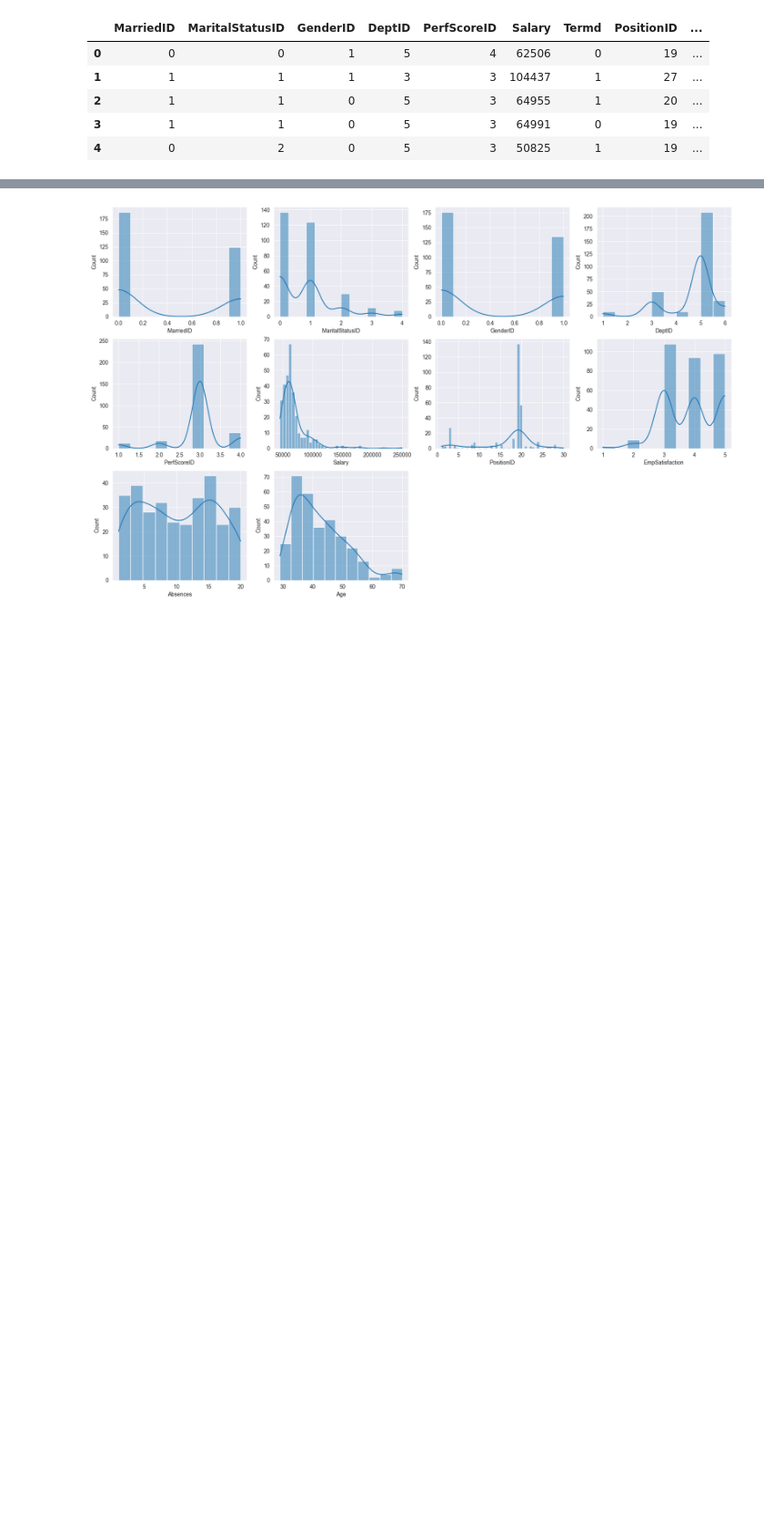
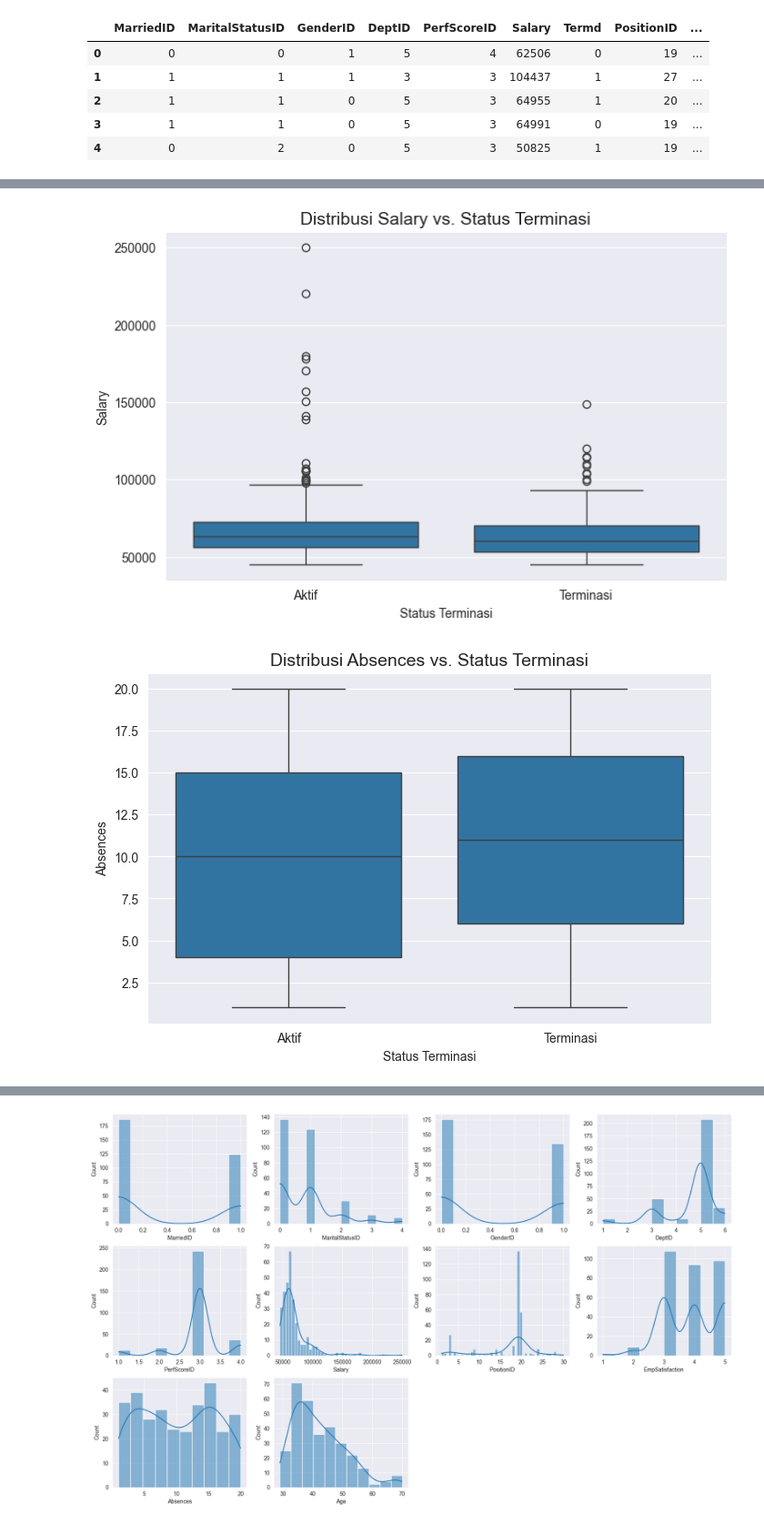
Before and after one commit to Excel951/legendary-octo-funicular, a Jupyter notebook: TA/ta.ipynb, the cells around one changed output, grey strips where cells are left out. Shown: that part at 91% size. Drawn from its saved outputs; the diff is of its cells as text; code cells hidden in the pictures; blank space fills up the shorter version.

```diff
--- a/TA/ta.ipynb
+++ b/TA/ta.ipynb
@@ -97,0 +128,16 @@ excel.head(5)
+# %%
+# Ganti 'df' dengan nama DataFrame Anda
+numerical_features = ['Salary', 'Absences', 'Age']
+
+for feature in numerical_features:
+    plt.figure(figsize=(8, 5))
+    sns.boxplot(data=excel, x='Termd', y=feature)
+    plt.title(f'Distribusi {feature} vs. Status Terminasi', fontsize=14)
+    plt.xlabel('Status Terminasi')
+    plt.ylabel(feature)
+    # Anda bisa mengganti label '0' dan '1' agar lebih deskriptif
+    plt.xticks(ticks=[0, 1], labels=['Aktif', 'Terminasi'])
+    plt.show()
+# %% [output]
+[figure, added]
+[figure, added]
```
Also changed, not shown: parts of 9 cells of this notebook.
